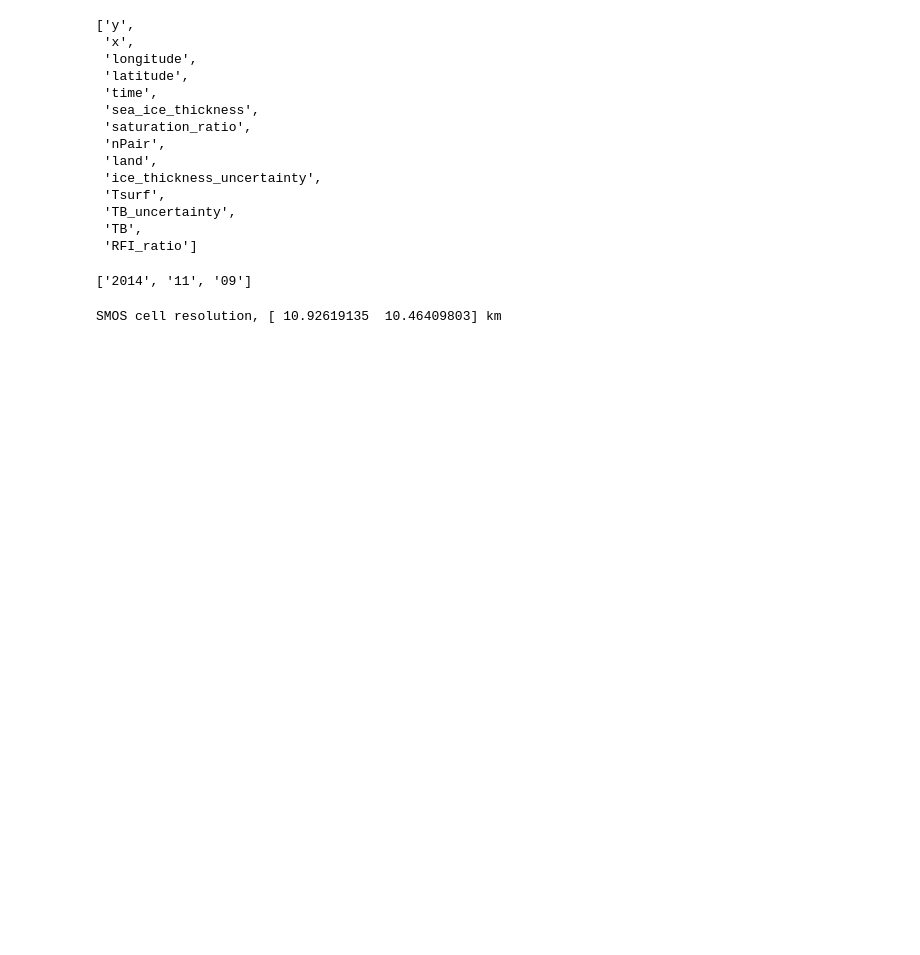
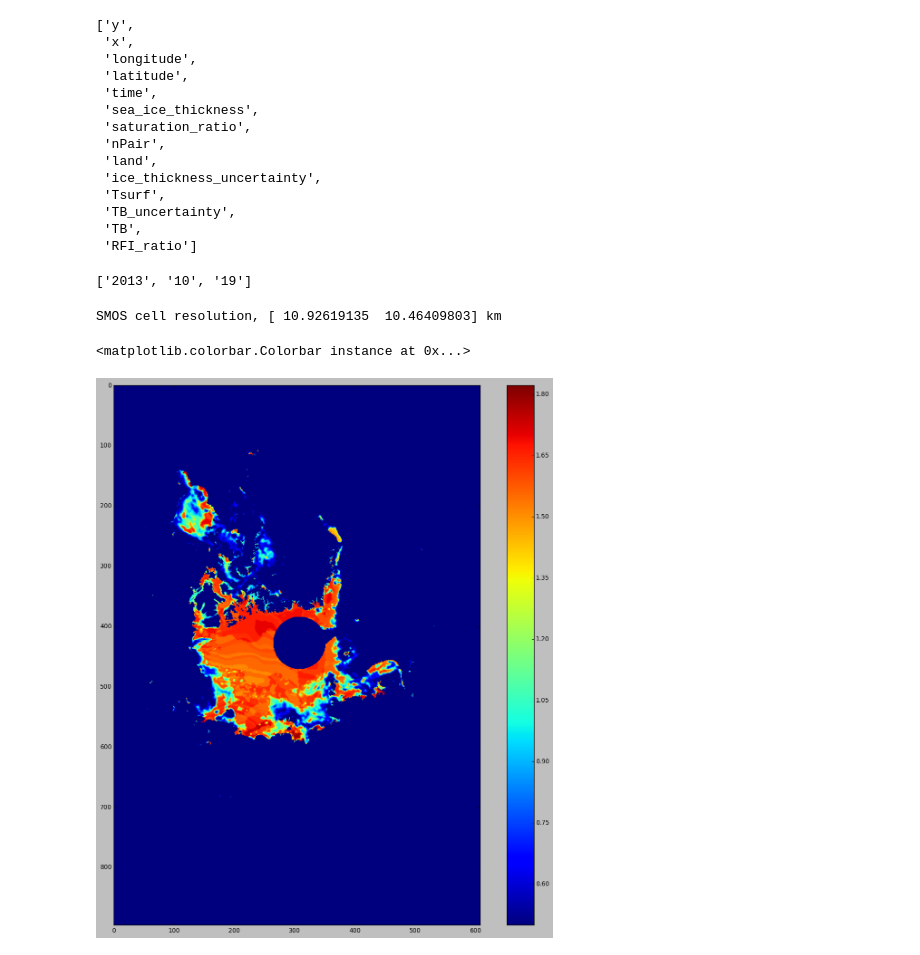
Before and after one commit to magican/PySOL, a Jupyter notebook: notebooks/sea_ice/smos_sea_ice_thickness.ipynb, the cells around one changed output. Saved outputs shown, nothing was run; the diff lists cells and outputs as text; code cells hidden in the pictures; blank space fills up the shorter version.

```diff
--- a/notebooks/sea_ice/smos_sea_ice_thickness.ipynb
+++ b/notebooks/sea_ice/smos_sea_ice_thickness.ipynb
@@ -27,9 +27,9 @@ def hsince2ymd(y,m,d,offset_day):
     ltime=time.localtime(time_ymd+offset_day*60*60*24)
     return [str(ltime[0]),str( '%(#)02d' % {'#':(int(ltime[1]))}),str( '%(#)02d' % {'#':(int(ltime[2]))})]
 # %%
-hsince2ymd(2010,1,1,dataset.time[-1]/24) # Determine latest date
+hsince2ymd(2010,1,1,dataset.time[-74]/24) # Determine latest date
 # %% [output]
-['2014', '11', '09']
+['2013', '10', '19']
 # %%
 lats=dataset['latitude'].array[:,:]
 lons=dataset['longitude'].array[:,:]
@@ -45,6 +45,14 @@ pxlResSMOS = asarray(distancelib.getPixelResolution(lats, lons, sit[0].shape, 'k
 print "SMOS cell resolution, %s km"  % pxlResSMOS
 # %% [output]
 SMOS cell resolution, [ 10.92619135  10.46409803] km
+# %%
+plt.close('all')
+plt.figure(figsize=(16,16))
+plt.imshow(sit[0,:,:], vmin=0.5)
+plt.colorbar()
+# %% [output]
+<matplotlib.colorbar.Colorbar instance at 0x...>
+[figure, added]
 # %%
 # mask all -999 values and everything that is thicker than 1 meter.
 
```
Also changed, not shown: parts of 2 cells of this notebook.
